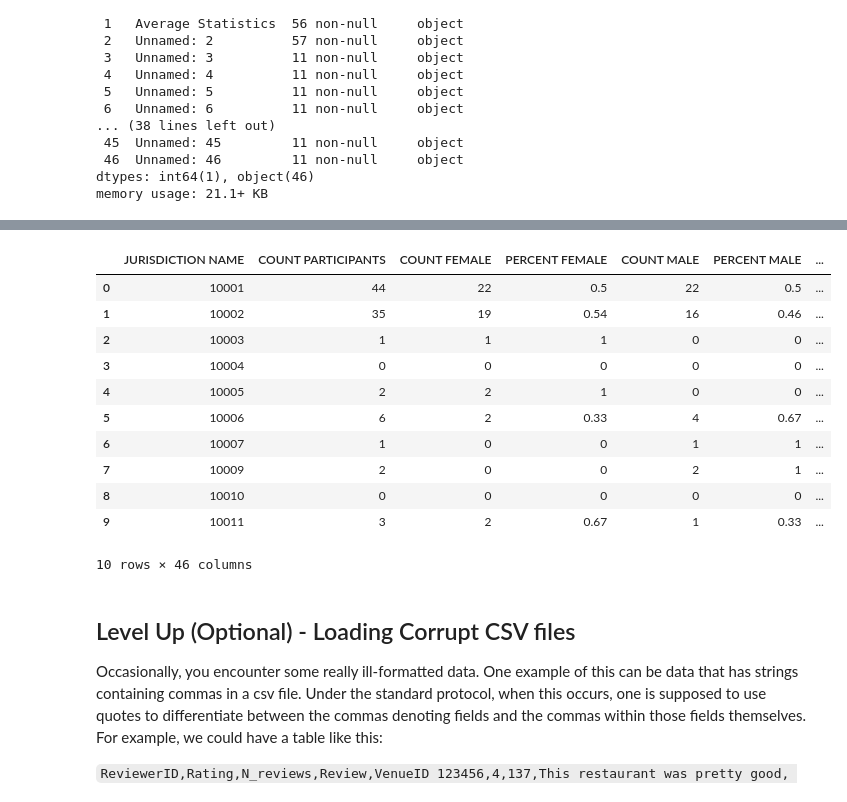
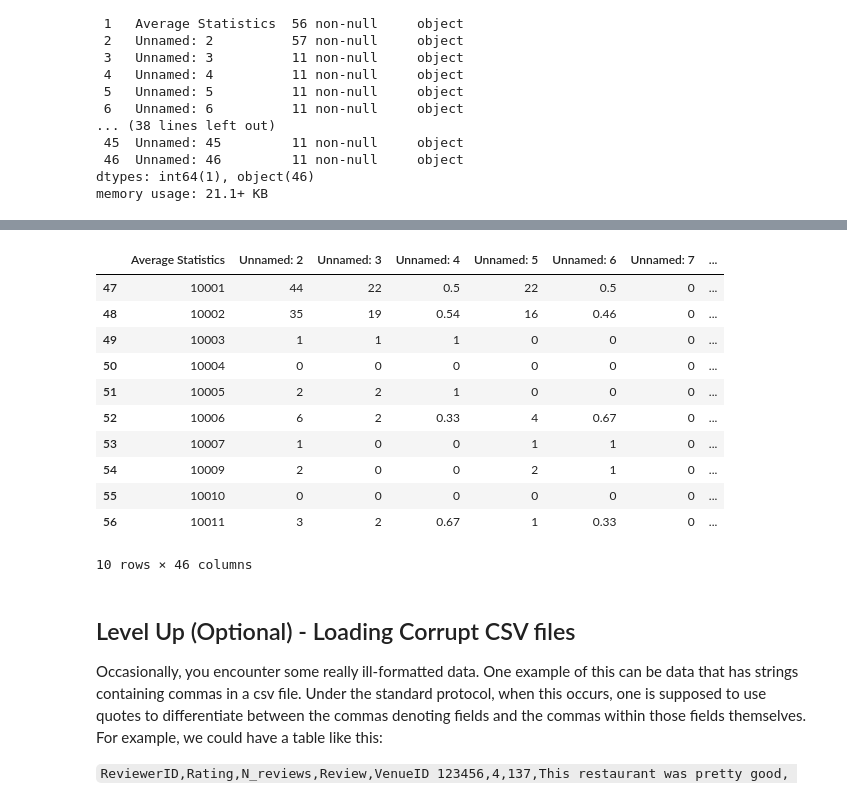
Before and after one commit to rlodetti/dsc-importing-data-using-pandas-lab, a Jupyter notebook: index.ipynb, the cells around one changed output, grey strips where cells are left out. Saved outputs shown, nothing was run; the diff lists cells and outputs as text; code cells hidden in the pictures.

Commit message:
updated method for changing column names

```diff
--- a/index.ipynb
+++ b/index.ipynb
@@ -64,22 +82,22 @@ memory usage: 21.1+ KB
 # %%
 df_data = df.iloc[47:57,1:47] # just the data
 new_colnames = df.iloc[46,1:47]
 old_colnames = list(df.iloc[:,1:47])
 df_colnames = dict(zip(old_colnames,new_colnames))
-df_data_2 = df_data.rename(df_colnames,axis='columns'). reset_index().drop(columns='index')
-df_data_2.drop()
+df_data_2 = df_data.rename(df_colnames,axis='columns').reset_index().drop(columns='index')
+df_data
 # %% [output]
-|  | JURISDICTION NAME | COUNT PARTICIPANTS | COUNT FEMALE | PERCENT FEMALE | COUNT MALE | PERCENT MALE | ... |
-| 0 | 10001 | 44 | 22 | 0.5 | 22 | 0.5 | ... |
-| 1 | 10002 | 35 | 19 | 0.54 | 16 | 0.46 | ... |
-| 2 | 10003 | 1 | 1 | 1 | 0 | 0 | ... |
-| 3 | 10004 | 0 | 0 | 0 | 0 | 0 | ... |
-| 4 | 10005 | 2 | 2 | 1 | 0 | 0 | ... |
-| 5 | 10006 | 6 | 2 | 0.33 | 4 | 0.67 | ... |
-| 6 | 10007 | 1 | 0 | 0 | 1 | 1 | ... |
-| 7 | 10009 | 2 | 0 | 0 | 2 | 1 | ... |
-| 8 | 10010 | 0 | 0 | 0 | 0 | 0 | ... |
-| 9 | 10011 | 3 | 2 | 0.67 | 1 | 0.33 | ... |
+|  | Average Statistics | Unnamed: 2 | Unnamed: 3 | Unnamed: 4 | Unnamed: 5 | Unnamed: 6 | Unnamed: 7 | ... |
+| 47 | 10001 | 44 | 22 | 0.5 | 22 | 0.5 | 0 | ... |
+| 48 | 10002 | 35 | 19 | 0.54 | 16 | 0.46 | 0 | ... |
+| 49 | 10003 | 1 | 1 | 1 | 0 | 0 | 0 | ... |
+| 50 | 10004 | 0 | 0 | 0 | 0 | 0 | 0 | ... |
+| 51 | 10005 | 2 | 2 | 1 | 0 | 0 | 0 | ... |
+| 52 | 10006 | 6 | 2 | 0.33 | 4 | 0.67 | 0 | ... |
+| 53 | 10007 | 1 | 0 | 0 | 1 | 1 | 0 | ... |
+| 54 | 10009 | 2 | 0 | 0 | 2 | 1 | 0 | ... |
+| 55 | 10010 | 0 | 0 | 0 | 0 | 0 | 0 | ... |
+| 56 | 10011 | 3 | 2 | 0.67 | 1 | 0.33 | 0 | ... |
 10 rows × 46 columns
 # %% [markdown]
 ## Level Up (Optional) - Loading Corrupt CSV files
```
Also changed, not shown: parts of 1 cell of this notebook.
